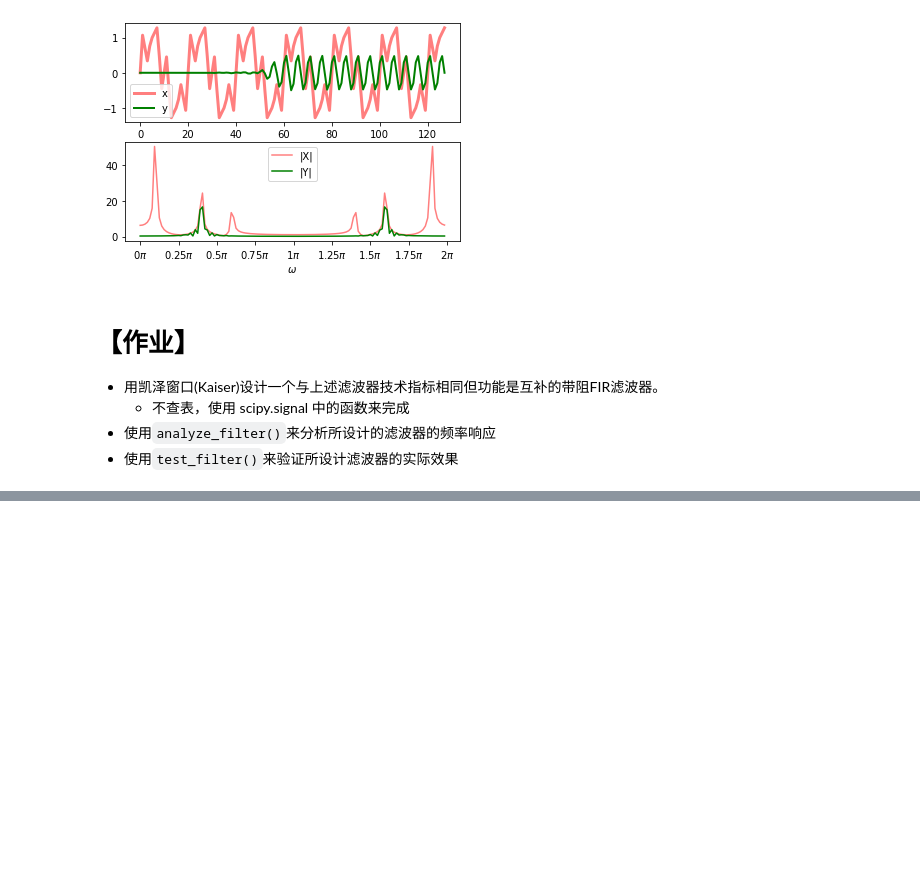
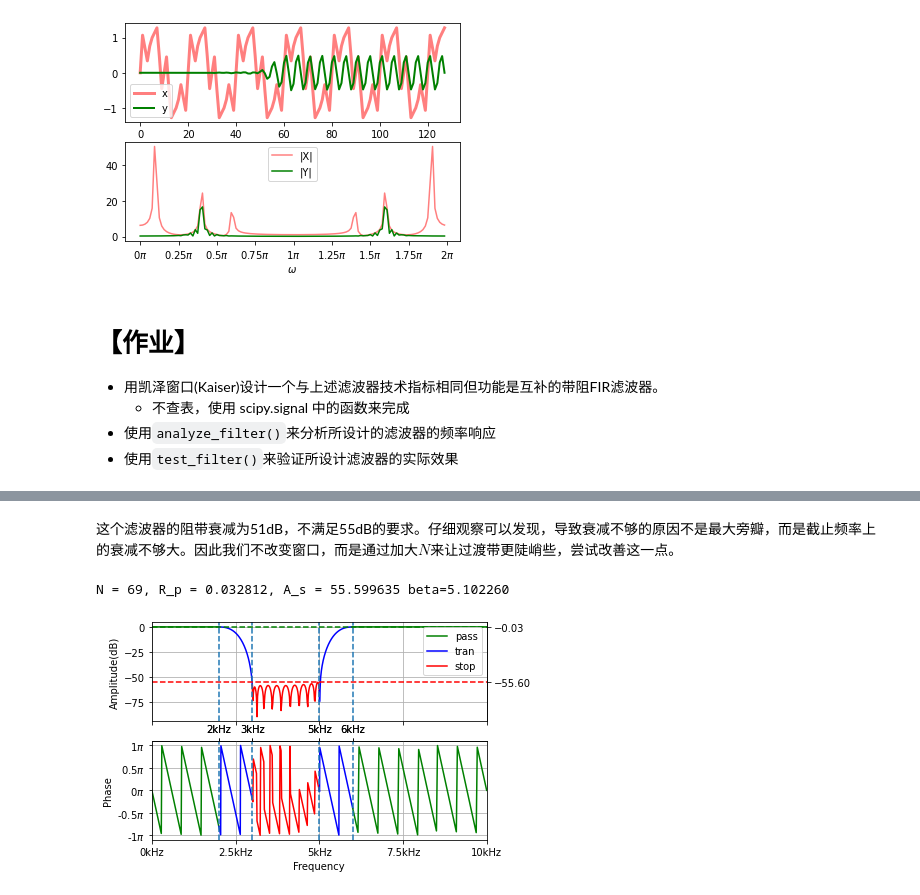
Before and after one commit to Windmill-City/DSP-Learning, a Jupyter notebook: FIR滤波器设计/ex.7-4.FIR-window.student.ipynb, the cells around one changed output, grey strips where cells are left out. Cells and saved outputs as stored; diff of their text form; code cells hidden in the pictures; blank space fills up the shorter version.

```diff
--- a/FIR滤波器设计/ex.7-4.FIR-window.student.ipynb
+++ b/FIR滤波器设计/ex.7-4.FIR-window.student.ipynb
@@ -267,0 +312,20 @@ test_filter(b, a, x);
+# %% [markdown]
+这个滤波器的阻带衰减为51dB，不满足55dB的要求。仔细观察可以发现，导致衰减不够的原因不是最大旁瓣，而是截止频率上的衰减不够大。因此我们不改变窗口，而是通过加大$N$来让过渡带更陡峭些，尝试改善这一点。
+# %%
+# 加大N是过渡带更陡峭
+# 由于我们设计的滤波器在奈奎斯特频率上的增益不是0，且滤波器冲击响应是对称的
+# 所以N必须为奇数，这里加2是其符合这一规则
+N = N + 2
+
+b = signal.firwin2(
+    N,
+    [0, f_c_1, f_c_1, f_c_2, f_c_2, fs/2],  # frequency points
+    [1, 1,     0,     0,     1,     1],     # gain at each point
+    window=window, fs=fs)
+
+R_p, A_s = analyze_filter(bands, b=b, a=a, show_plot=True,
+                          fs=fs, tick_format=tick_format_to_khz, amp_in_dB=True)
+print('N = %d, R_p = %f, A_s = %f beta=%f' % (N, R_p, A_s, beta))
+# %% [output]
+N = 69, R_p = 0.032812, A_s = 55.599635 beta=5.102260
+[figure, added]
```
Also changed, not shown: parts of 5 cells of this notebook, 1 other file.
